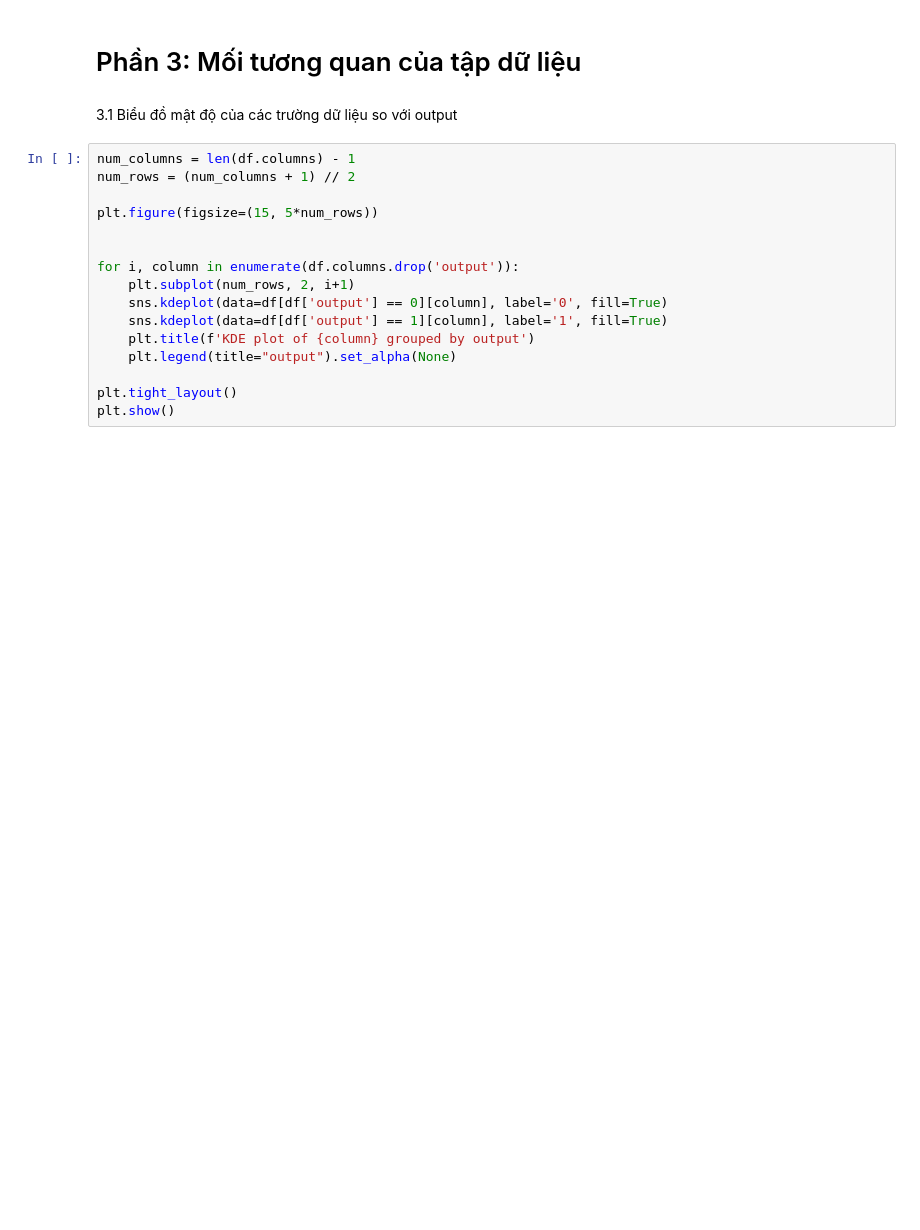
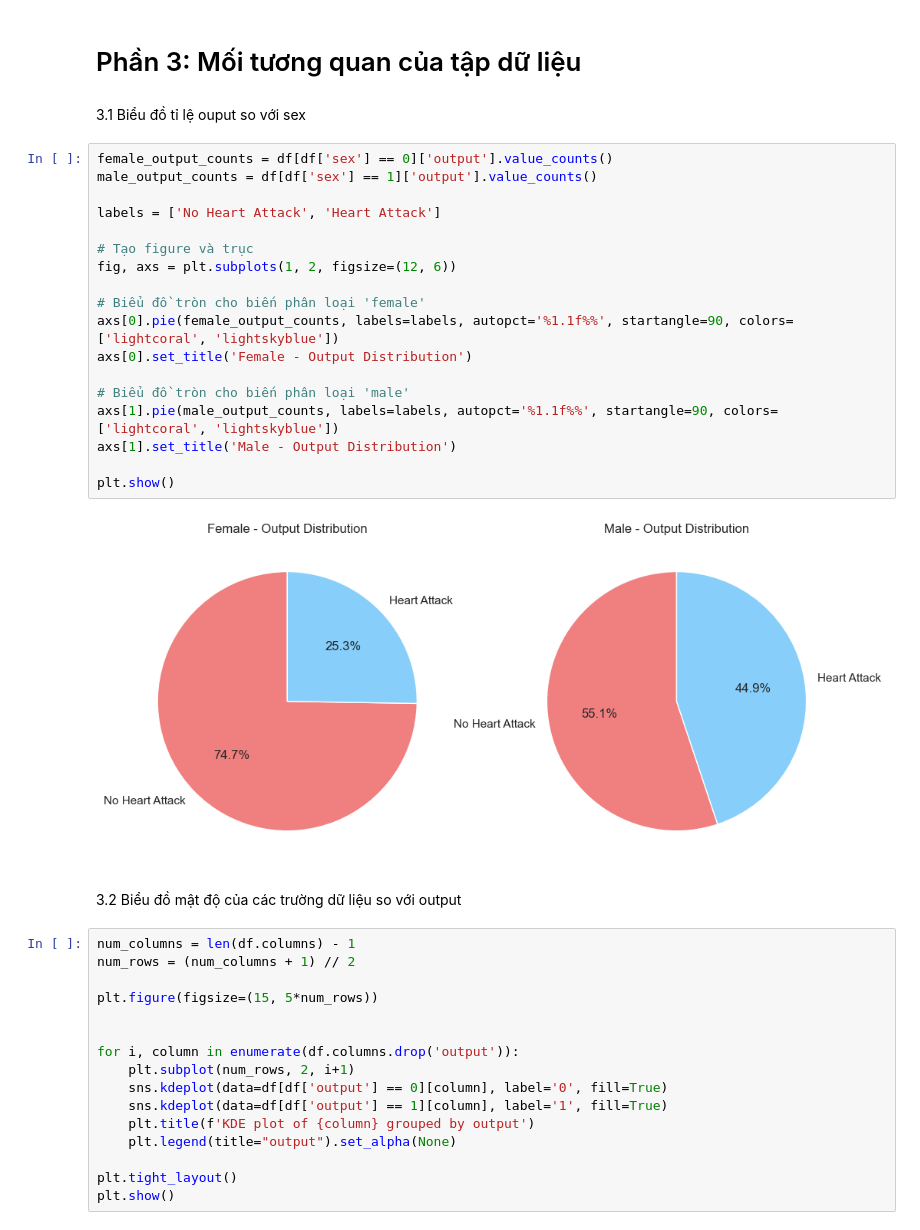
Before and after one commit to minhkhanh-coder/machine-learning-1, a Jupyter notebook: supervised_learning/supervised_learning.ipynb, the cells around one changed output. Saved outputs shown, nothing was run; the diff lists cells and outputs as text; blank space fills up the shorter version.

```diff
--- a/supervised_learning/supervised_learning.ipynb
+++ b/supervised_learning/supervised_learning.ipynb
@@ -436,8 +436,30 @@ plt.show()
 # df.to_csv('heart_processed.csv', index=False)
 # %% [markdown]
 # Phần 3: Mối tương quan của tập dữ liệu
+# %% [markdown]
+3.1 Biểu đồ tỉ lệ ouput so với sex
+# %%
+female_output_counts = df[df['sex'] == 0]['output'].value_counts()
+male_output_counts = df[df['sex'] == 1]['output'].value_counts()
+
+labels = ['No Heart Attack', 'Heart Attack']
+
+# Tạo figure và trục
+fig, axs = plt.subplots(1, 2, figsize=(12, 6))
+
+# Biểu đồ tròn cho biến phân loại 'female'
+axs[0].pie(female_output_counts, labels=labels, autopct='%1.1f%%', startangle=90, colors=['lightcoral', 'lightskyblue'])
+axs[0].set_title('Female - Output Distribution')
+
+# Biểu đồ tròn cho biến phân loại 'male'
+axs[1].pie(male_output_counts, labels=labels, autopct='%1.1f%%', startangle=90, colors=['lightcoral', 'lightskyblue'])
+axs[1].set_title('Male - Output Distribution')
+
+plt.show()
+# %% [output]
+[figure, added]
 # %% [markdown]
-3.1 Biểu đồ mật độ của các trường dữ liệu so với output
+3.2 Biểu đồ mật độ của các trường dữ liệu so với output
 # %%
 num_columns = len(df.columns) - 1
 num_rows = (num_columns + 1) // 2
```
Also changed, not shown: parts of 1 cell of this notebook.
